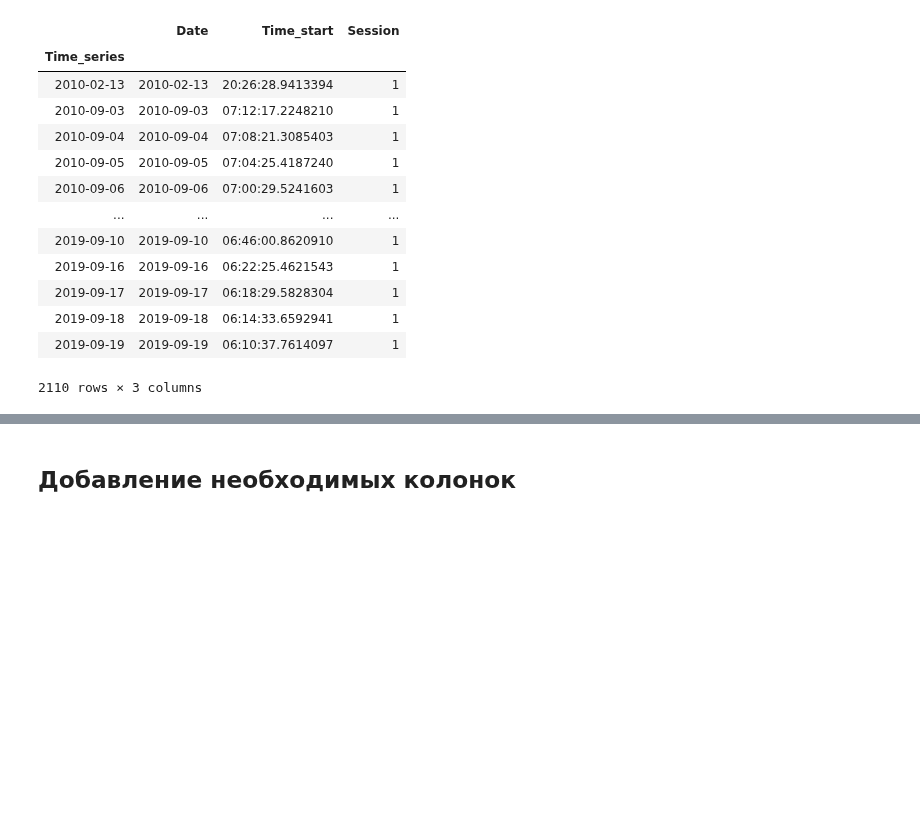
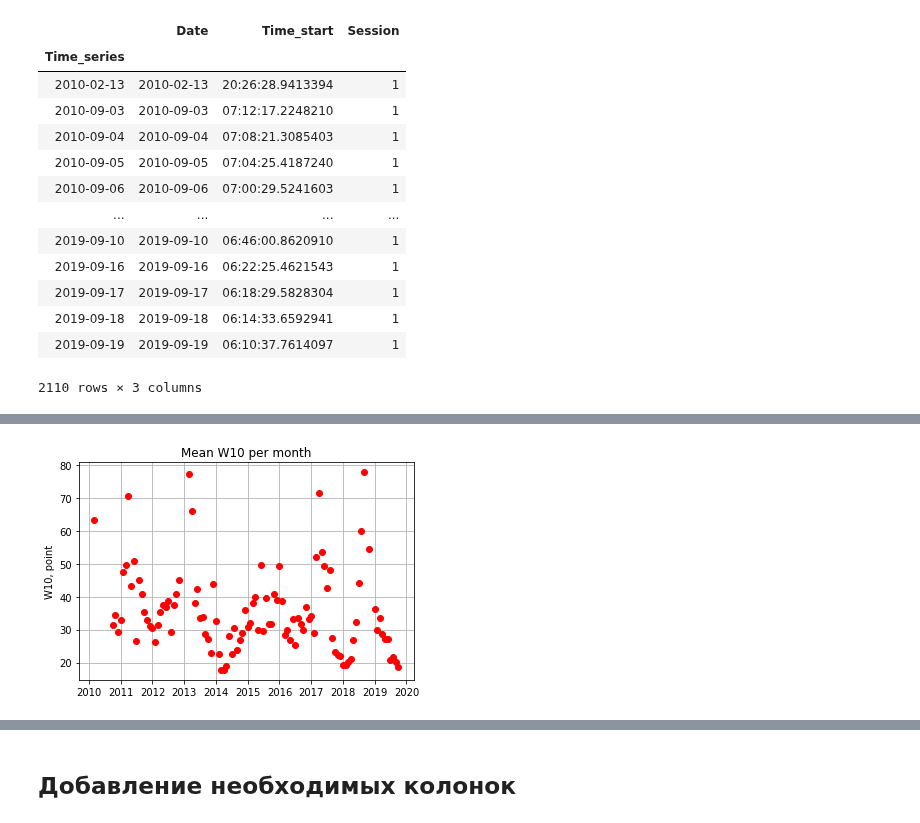
Before and after one commit to KazAndr/SWTraject, a Jupyter notebook: analyze_tab_final_results.ipynb, the cells around one changed output, grey strips where cells are left out. Saved outputs shown, nothing was run; the diff lists cells and outputs as text; code cells hidden in the pictures; blank space fills up the shorter version.

```diff
--- a/analyze_tab_final_results.ipynb
+++ b/analyze_tab_final_results.ipynb
@@ -173,0 +168,9 @@ gp_table_full
+# %%
+plt.close()
+plt.title('Mean W10 per month')
+plt.plot(gp_table_full['W10, point'].resample('M').mean().to_frame(), 'ro')
+plt.ylabel('W10, point')
+plt.grid()
+plt.show()
+# %% [output]
+[figure, added]
```
Also changed, not shown: parts of 13 cells of this notebook.
